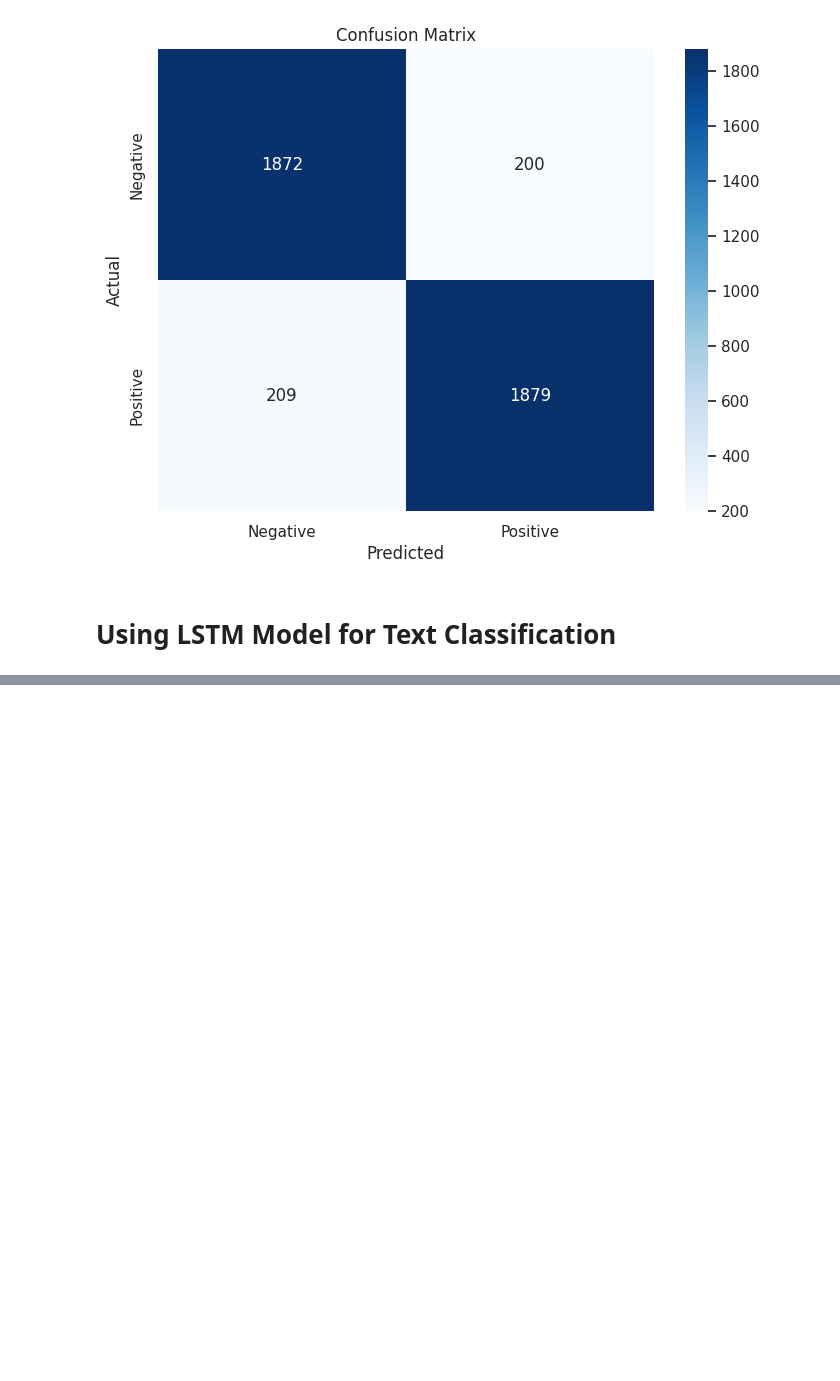
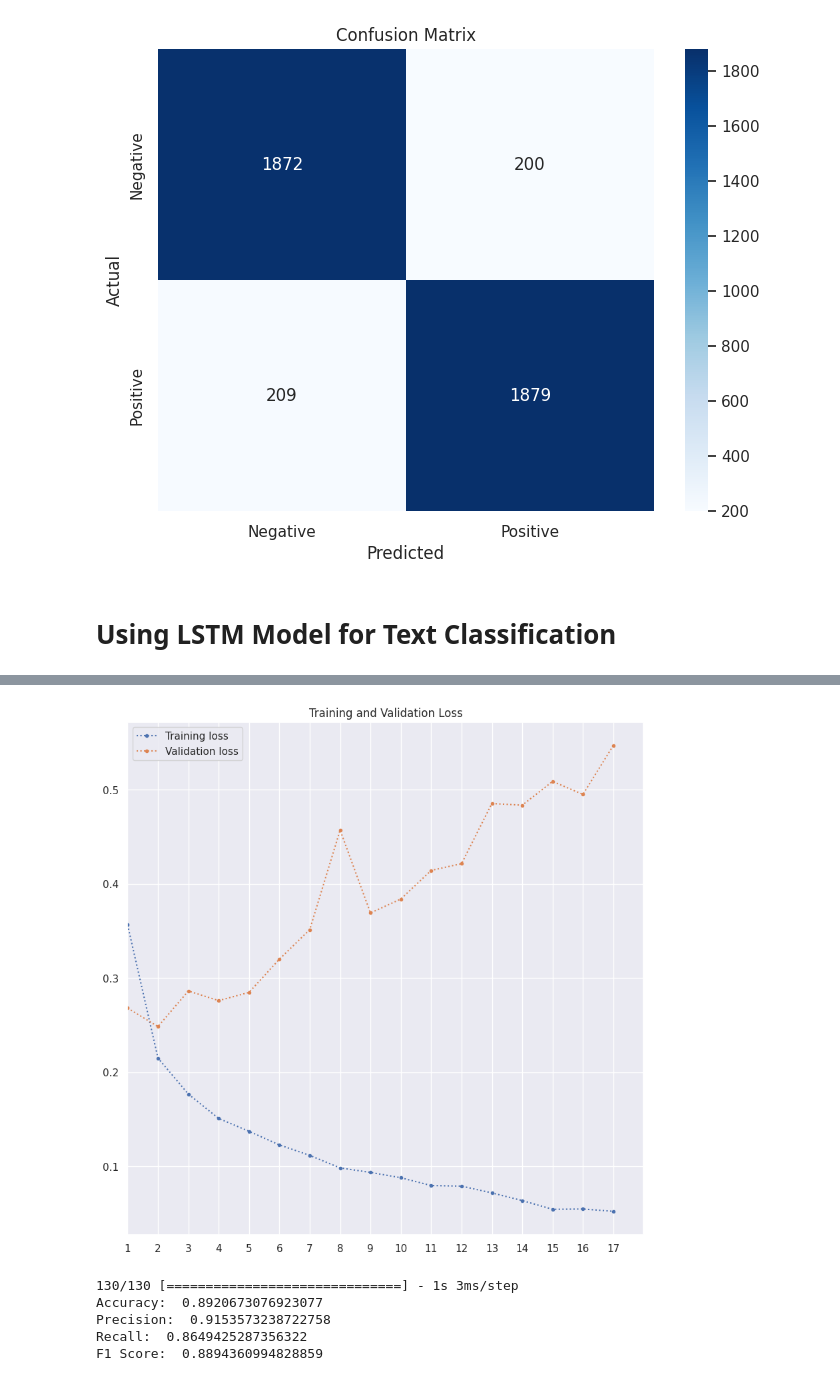
Before and after one commit to Francisroyce/Data-Science-ProjectPortfolio, a Jupyter notebook: fake_news_detection_tensorflow.ipynb, the cells around one changed output, grey strips where cells are left out. Cells and saved outputs as stored; diff of their text form; code cells hidden in the pictures; blank space fills up the shorter version.

```diff
--- a/fake_news_detection_tensorflow.ipynb
+++ b/fake_news_detection_tensorflow.ipynb
@@ -532,3 +532,39 @@ plt.show()
 [figure]
 # %% [markdown]
 # Using LSTM Model for Text Classification
+# %%
+%%time
+
+best_model_file_name = "models/best_model_simple_LSTM.hdf5"
+def get_simple_LSTM_model():
+    model = Sequential()
+    model.add(Embedding(vocab_size, 10, input_length=max_length))
+    model.add(Dropout(0.3))
+    model.add(LSTM(100))
+    model.add(Dropout(0.3))
+    model.add(Dense(64, activation='relu'))
+    model.add(Dropout(0.3))
+    model.add(Dense(1, activation='sigmoid'))
+    return model
+
+callbacks=[
+    keras.callbacks.EarlyStopping(monitor="val_loss",
+                                  patience=15,
+                                  verbose=1,
+                                  mode="min",
+                                  restore_best_weights=True),
+    keras.callbacks.ModelCheckpoint(filepath=best_model_file_name,
+                                    verbose=1,
+                                    save_best_only=True)
+]
+
+model = get_simple_LSTM_model()
+print(model.summary())
+
+model.compile(loss='binary_crossentropy',optimizer='adam', metrics=[tf.keras.metrics.Precision(), tf.keras.metrics.Recall()])
+
+history = model.fit(x_train,
+                    y_train,
+                    epochs=20,
+                    validation_data=(x_test, y_test),
+                    callbacks=callbacks)
@@ -534,0 +589,24 @@ plt.show()
+# %%
+metric_to_plot = "loss"
+plt.plot(range(1, max(history.epoch) + 2), history.history[metric_to_plot], ".:", label="Training loss")
+plt.plot(range(1, max(history.epoch) + 2), history.history["val_" + metric_to_plot], ".:", label="Validation loss")
+plt.title('Training and Validation Loss')
+plt.xlim([1,max(history.epoch) + 2])
+plt.xticks(range(1, max(history.epoch) + 2))
+plt.legend()
+plt.show()
+# %% [output]
+[figure, added]
+# %%
+model = keras.models.load_model(best_model_file_name)
+y_pred = (model.predict(x_test) > 0.5).astype("int32")
+print('Accuracy: ', accuracy_score(y_test, y_pred))
+print('Precision: ', precision_score(y_test, y_pred))
+print('Recall: ', recall_score(y_test, y_pred))
+print('F1 Score: ', f1_score(y_test, y_pred))
+# %% [output]
+130/130 [==============================] - 1s 3ms/step
+Accuracy:  0.8920673076923077
+Precision:  0.9153573238722758
+Recall:  0.8649425287356322
+F1 Score:  0.8894360994828859
```
Also changed, not shown: parts of 1 cell of this notebook.
